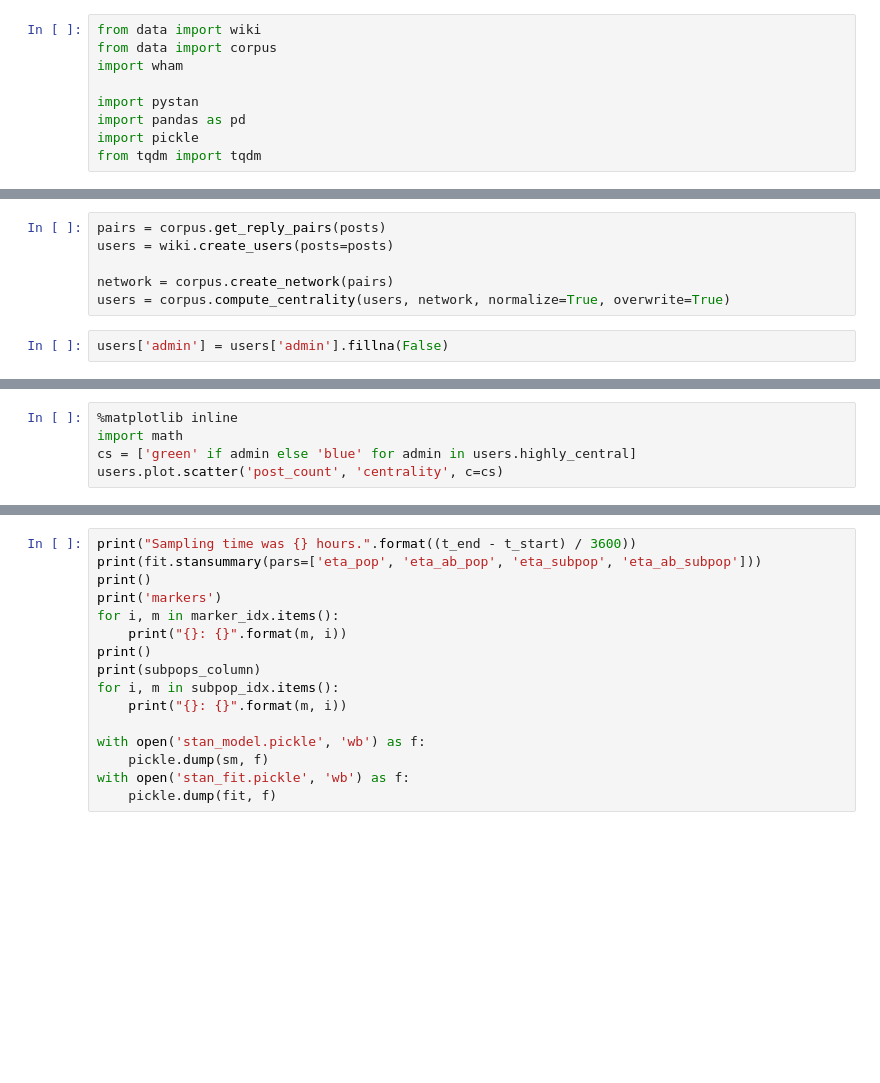
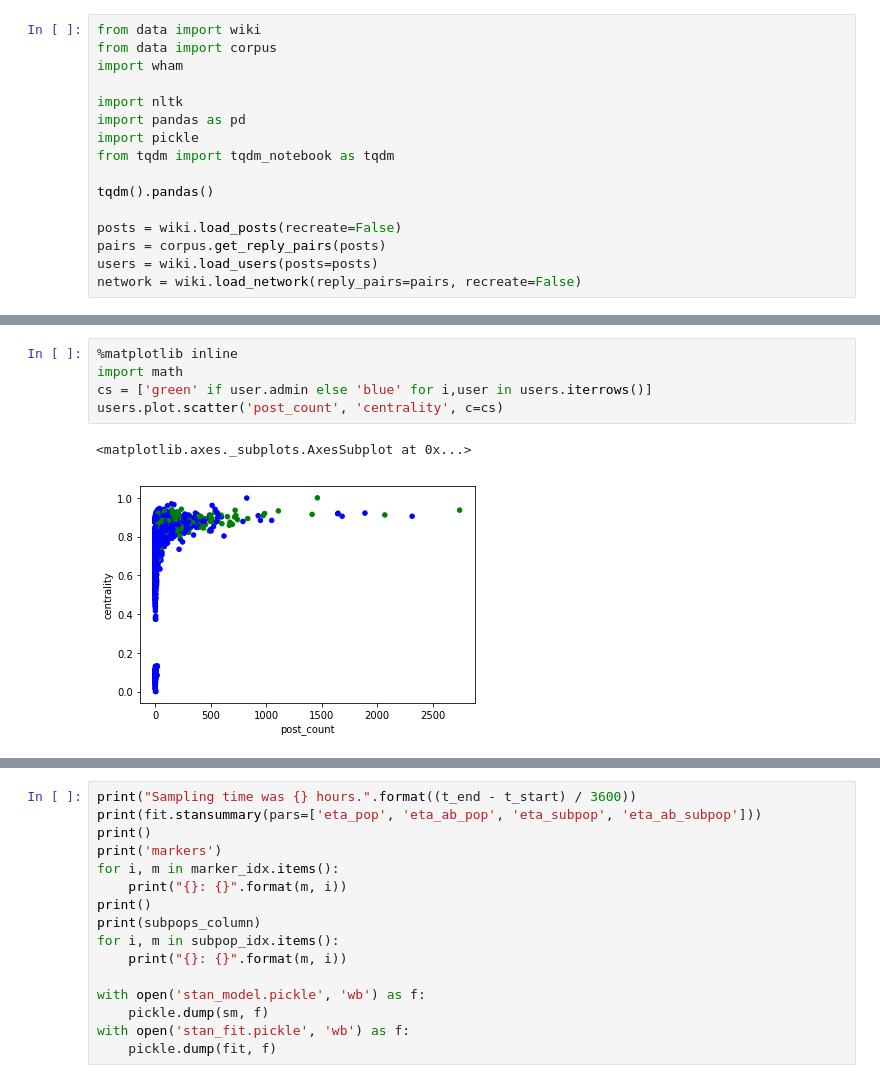
Before and after one commit to winobes/lasn, a Jupyter notebook: WHAM subgroups.ipynb, the cells around one changed output, grey strips where cells are left out. Drawn from its saved outputs; the diff is of its cells as text; blank space fills up the shorter version.

```diff
--- a/WHAM subgroups.ipynb
+++ b/WHAM subgroups.ipynb
@@ -3,7 +3,14 @@ from data import wiki
 from data import corpus
 import wham
 
-import pystan
+import nltk
 import pandas as pd
 import pickle
-from tqdm import tqdm
+from tqdm import tqdm_notebook as tqdm
+
+tqdm().pandas()
+
+posts = wiki.load_posts(recreate=False)
+pairs = corpus.get_reply_pairs(posts)
+users = wiki.load_users(posts=posts)
+network = wiki.load_network(reply_pairs=pairs, recreate=False)
@@ -17,8 +18,0 @@ wiki.save_posts(posts, overwrite=False)
-# %%
-pairs = corpus.get_reply_pairs(posts)
-users = wiki.create_users(posts=posts)
-
-network = corpus.create_network(pairs)
-users = corpus.compute_centrality(users, network, normalize=True, overwrite=True)
-# %%
-users['admin'] = users['admin'].fillna(False)
@@ -29,5 +46,8 @@ users.highly_central.value_counts()
 # %%
 %matplotlib inline
 import math
-cs = ['green' if admin else 'blue' for admin in users.highly_central]
+cs = ['green' if user.admin else 'blue' for i,user in users.iterrows()]
 users.plot.scatter('post_count', 'centrality', c=cs)
+# %% [output]
+<matplotlib.axes._subplots.AxesSubplot at 0x...>
+[figure, added]
```
Also changed, not shown: parts of 12 cells of this notebook.
